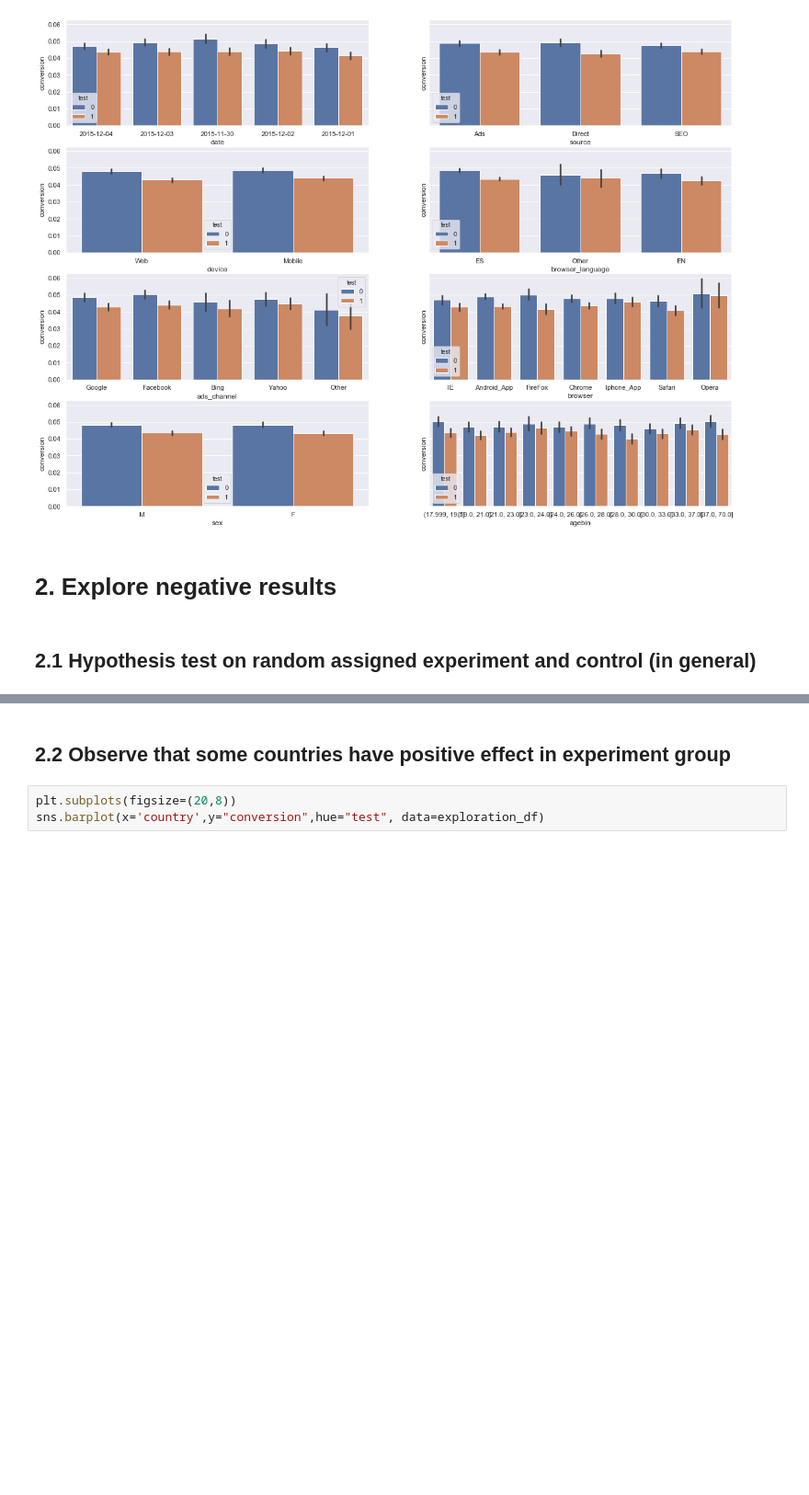
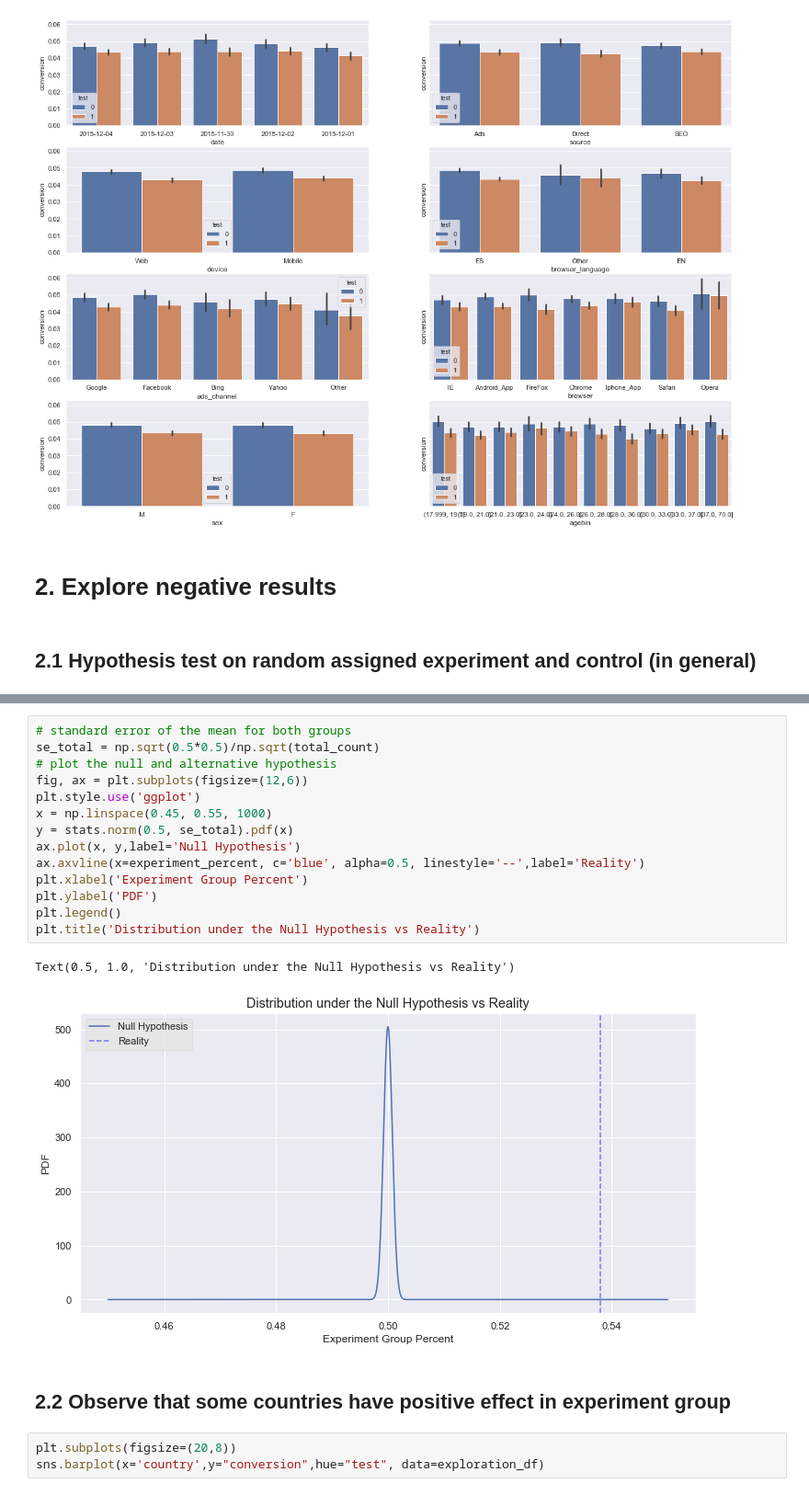
Before and after one commit to EconomistYW/Take-home-data-challenge, a Jupyter notebook: PROGRAM/DS Challenge 2 - Spanish Translation AB Test.ipynb, the cells around one changed output, grey strips where cells are left out. Shown: that part at 92% size. Saved outputs shown, nothing was run; the diff lists cells and outputs as text; blank space fills up the shorter version.

```diff
--- a/PROGRAM/DS Challenge 2 - Spanish Translation AB Test.ipynb
+++ b/PROGRAM/DS Challenge 2 - Spanish Translation AB Test.ipynb
@@ -197,6 +216,23 @@ Experiment group consists of 53.8% of non-Spain countries.
 Randomly Assigned? (1% level)  P-Value
 ------------------------------------------------------------
 False                          0.0000000000
+# %%
+# standard error of the mean for both groups
+se_total = np.sqrt(0.5*0.5)/np.sqrt(total_count)
+# plot the null and alternative hypothesis
+fig, ax = plt.subplots(figsize=(12,6))
+plt.style.use('ggplot')
+x = np.linspace(0.45, 0.55, 1000)
+y = stats.norm(0.5, se_total).pdf(x)
+ax.plot(x, y,label='Null Hypothesis')
+ax.axvline(x=experiment_percent, c='blue', alpha=0.5, linestyle='--',label='Reality')
+plt.xlabel('Experiment Group Percent')
+plt.ylabel('PDF')
+plt.legend()
+plt.title('Distribution under the Null Hypothesis vs Reality')
+# %% [output]
+Text(0.5, 1.0, 'Distribution under the Null Hypothesis vs Reality')
+[figure, added]
 # %% [markdown]
 ## 2.2 Observe that some countries have positive effect in experiment group
 # %%
```
Also changed, not shown: parts of 5 cells of this notebook, 5 other files.
